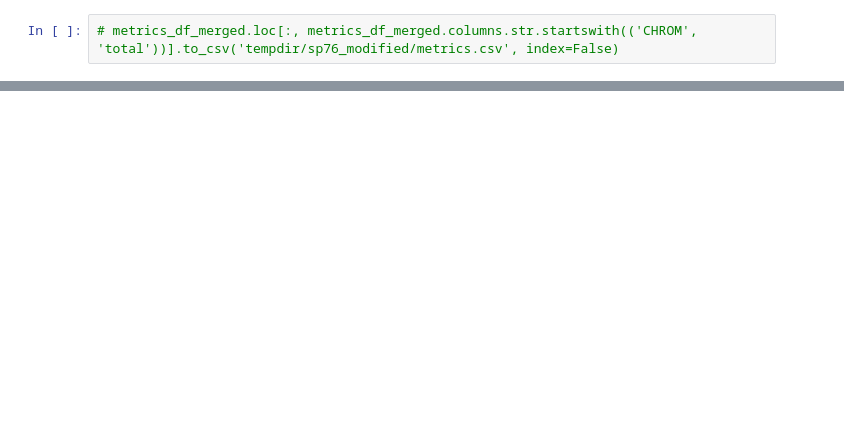
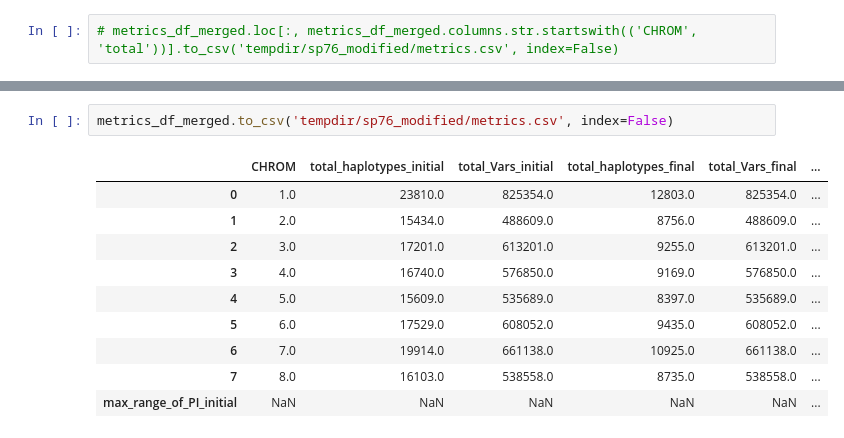
Before and after one commit to everestial/phase-extender, a Jupyter notebook: quickstart.ipynb, the cells around one changed output, grey strips where cells are left out. Cells and saved outputs as stored; diff of their text form; blank space fills up the shorter version.

```diff
--- a/quickstart.ipynb
+++ b/quickstart.ipynb
@@ -89,0 +130,13 @@ metrics_df_merged.loc[:, metrics_df_merged.columns.str.startswith(('CHROM', 'tot
+# %%
+metrics_df_merged.to_csv('tempdir/sp76_modified/metrics.csv', index=False)
+# %% [output]
+|  | CHROM | total_haplotypes_initial | total_Vars_initial | total_haplotypes_final | total_Vars_final | ... |
+| 0 | 1.0 | 23810.0 | 825354.0 | 12803.0 | 825354.0 | ... |
+| 1 | 2.0 | 15434.0 | 488609.0 | 8756.0 | 488609.0 | ... |
+| 2 | 3.0 | 17201.0 | 613201.0 | 9255.0 | 613201.0 | ... |
+| 3 | 4.0 | 16740.0 | 576850.0 | 9169.0 | 576850.0 | ... |
+| 4 | 5.0 | 15609.0 | 535689.0 | 8397.0 | 535689.0 | ... |
+| 5 | 6.0 | 17529.0 | 608052.0 | 9435.0 | 608052.0 | ... |
+| 6 | 7.0 | 19914.0 | 661138.0 | 10925.0 | 661138.0 | ... |
+| 7 | 8.0 | 16103.0 | 538558.0 | 8735.0 | 538558.0 | ... |
+| max_range_of_PI_initial | NaN | NaN | NaN | NaN | NaN | ... |
```
Also changed, not shown: parts of 5 cells of this notebook, 2 other files.
